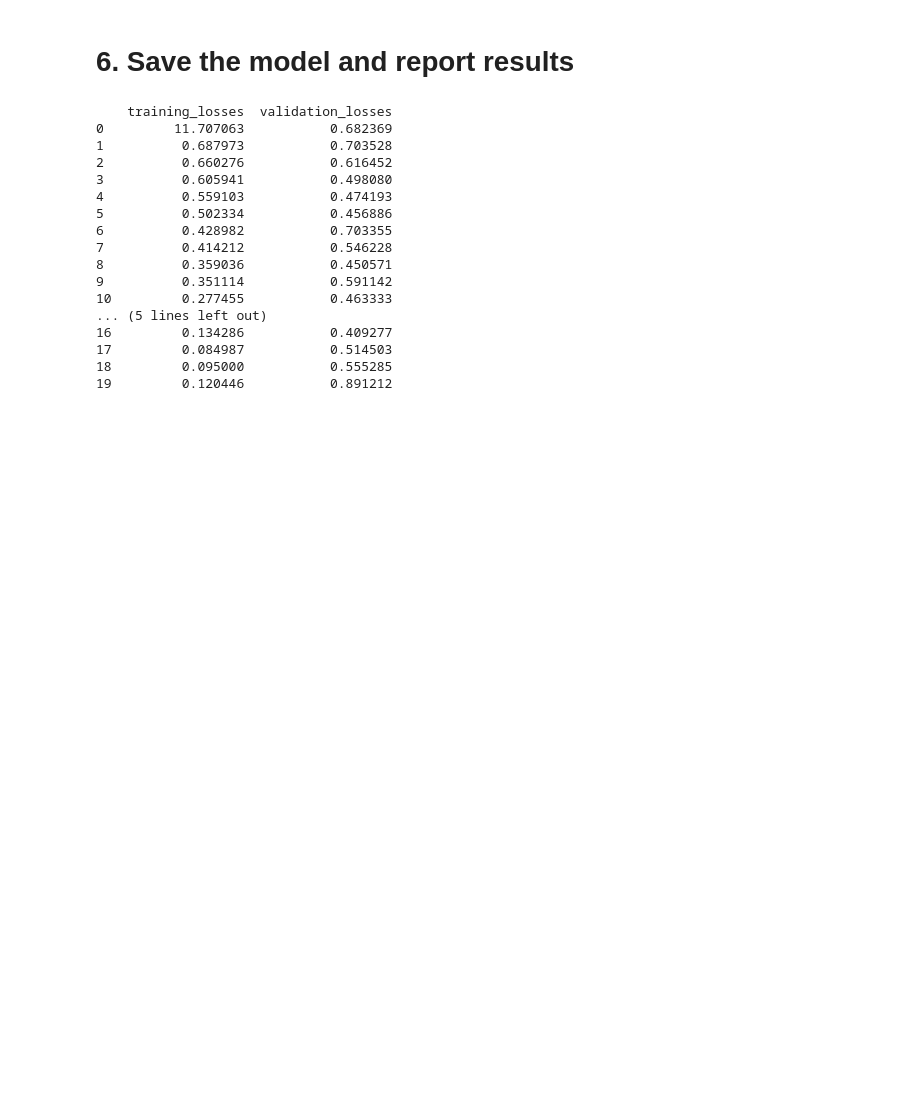
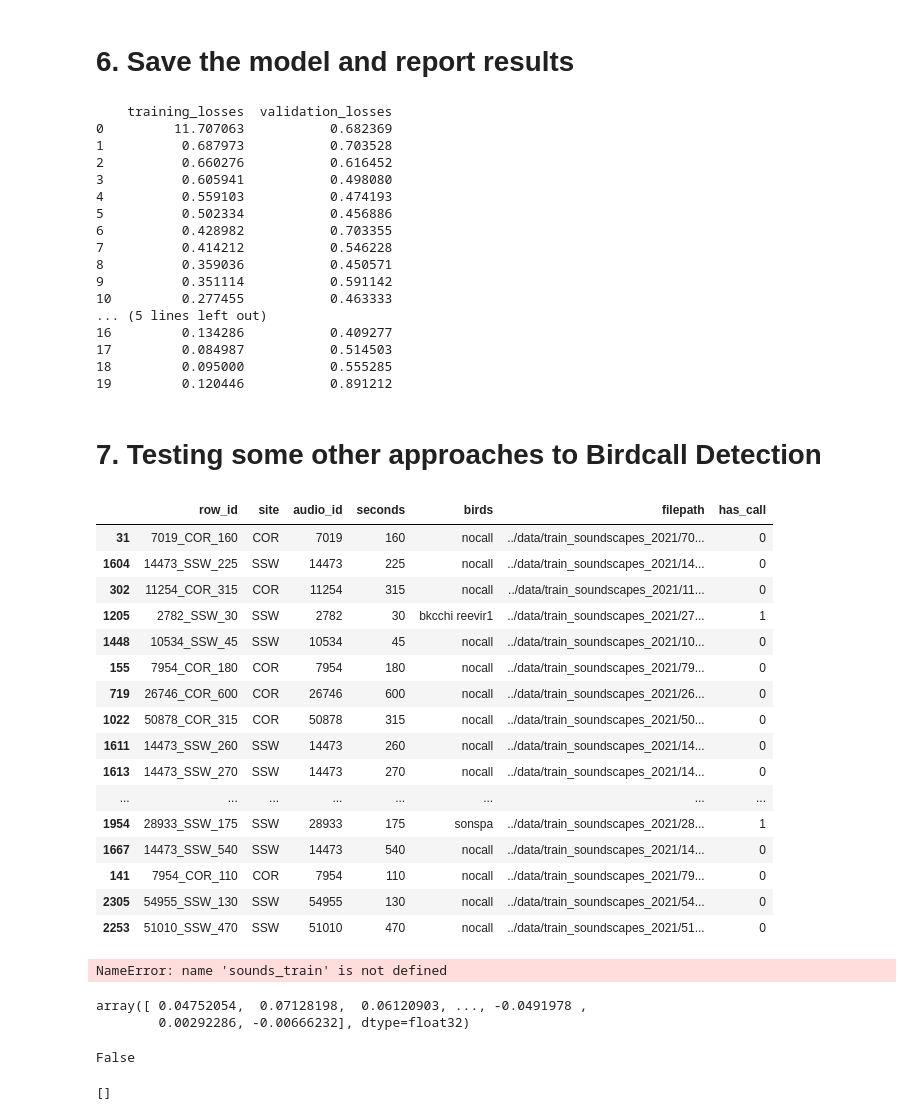
Before and after one commit to AmziJeffs/Erdos_birdCLEF, a Jupyter notebook: scripts/birdcall_detection.ipynb, the cells around one changed output. Drawn from its saved outputs; the diff is of its cells as text; code cells hidden in the pictures; blank space fills up the shorter version.

```diff
--- a/scripts/birdcall_detection.ipynb
+++ b/scripts/birdcall_detection.ipynb
@@ -371,3 +383,5 @@ if len(cols) > 0:
 17         0.084987           0.514503
 18         0.095000           0.555285
 19         0.120446           0.891212
+# %% [markdown]
+# 7. Testing some other approaches to Birdcall Detection
@@ -373,0 +407,34 @@ if len(cols) > 0:
+# %%
+sounds_train.head(50)
+# %% [output]
+|  | row_id | site | audio_id | seconds | birds | filepath | has_call |
+| 31 | 7019_COR_160 | COR | 7019 | 160 | nocall | ../data/train_soundscapes_2021/70... | 0 |
+| 1604 | 14473_SSW_225 | SSW | 14473 | 225 | nocall | ../data/train_soundscapes_2021/14... | 0 |
+| 302 | 11254_COR_315 | COR | 11254 | 315 | nocall | ../data/train_soundscapes_2021/11... | 0 |
+| 1205 | 2782_SSW_30 | SSW | 2782 | 30 | bkcchi reevir1 | ../data/train_soundscapes_2021/27... | 1 |
+| 1448 | 10534_SSW_45 | SSW | 10534 | 45 | nocall | ../data/train_soundscapes_2021/10... | 0 |
+| 155 | 7954_COR_180 | COR | 7954 | 180 | nocall | ../data/train_soundscapes_2021/79... | 0 |
+| 719 | 26746_COR_600 | COR | 26746 | 600 | nocall | ../data/train_soundscapes_2021/26... | 0 |
+| 1022 | 50878_COR_315 | COR | 50878 | 315 | nocall | ../data/train_soundscapes_2021/50... | 0 |
+| 1611 | 14473_SSW_260 | SSW | 14473 | 260 | nocall | ../data/train_soundscapes_2021/14... | 0 |
+| 1613 | 14473_SSW_270 | SSW | 14473 | 270 | nocall | ../data/train_soundscapes_2021/14... | 0 |
+| ... | ... | ... | ... | ... | ... | ... | ... |
+| 1954 | 28933_SSW_175 | SSW | 28933 | 175 | sonspa | ../data/train_soundscapes_2021/28... | 1 |
+| 1667 | 14473_SSW_540 | SSW | 14473 | 540 | nocall | ../data/train_soundscapes_2021/14... | 0 |
+| 141 | 7954_COR_110 | COR | 7954 | 110 | nocall | ../data/train_soundscapes_2021/79... | 0 |
+| 2305 | 54955_SSW_130 | SSW | 54955 | 130 | nocall | ../data/train_soundscapes_2021/54... | 0 |
+| 2253 | 51010_SSW_470 | SSW | 51010 | 470 | nocall | ../data/train_soundscapes_2021/51... | 0 |
+# %%
+filepath = sounds_train.loc[2059, 'filepath']
+sample, _ = librosa.load(filepath)
+# %% [output]
+NameError: name 'sounds_train' is not defined
+# %%
+sample
+# %% [output]
+array([ 0.04752054,  0.07128198,  0.06120903, ..., -0.0491978 ,
+        0.00292286, -0.00666232], dtype=float32)
+# %%
+detect_bird_call(sample)
+# %% [output]
+False
@@ -373,0 +444,43 @@ if len(cols) > 0:
+# %%
+
+def detect_bird_calls(audio_clip, threshold=0.5, window_size=1000):
+    # Ensure audio_clip is a 2D tensor with one row
+    assert audio_clip.dim() == 2 and audio_clip.size(0) == 1, "audio_clip should be a 2D tensor with one row"
+
+    # Extract the single channel data
+    channel_data = audio_clip[0]
+
+    # Create a moving average filter
+    filter = torch.ones(1, 1, window_size, device=audio_clip.device) / window_size
+
+    # Calculate amplitude envelope using a moving average
+    amplitude_envelope = torch.conv1d(channel_data.unsqueeze(0).unsqueeze(0), filter, padding=(window_size - 1) // 2).squeeze()
+    amplitude_envelope = torch.abs(amplitude_envelope)
+
+    # Detect peaks in the amplitude envelope
+    peaks = torch.where(amplitude_envelope > threshold, torch.ones_like(amplitude_envelope), torch.zeros_like(amplitude_envelope))
+
+    # Find intervals with high amplitudes (potential bird calls)
+    intervals = []
+    start_idx = None
+    for i, peak in enumerate(peaks):
+        if peak == 1:
+            if start_idx is None:
+                start_idx = i
+        elif start_idx is not None:
+            intervals.append((start_idx, i))
+            start_idx = None
+    if start_idx is not None:
+        intervals.append((start_idx, len(peaks)))
+
+    return intervals
+
+# Example Usage
+audio_clip = torch.randn(1, 44100)  # Example 2D tensor with one row (single-channel audio clip)
+threshold = 0.5
+window_size = 1000
+
+intervals = detect_bird_calls(audio_clip, threshold, window_size)
+print(intervals)
+# %% [output]
+[]
```
Also changed, not shown: parts of 16 cells of this notebook, 2 other files.
